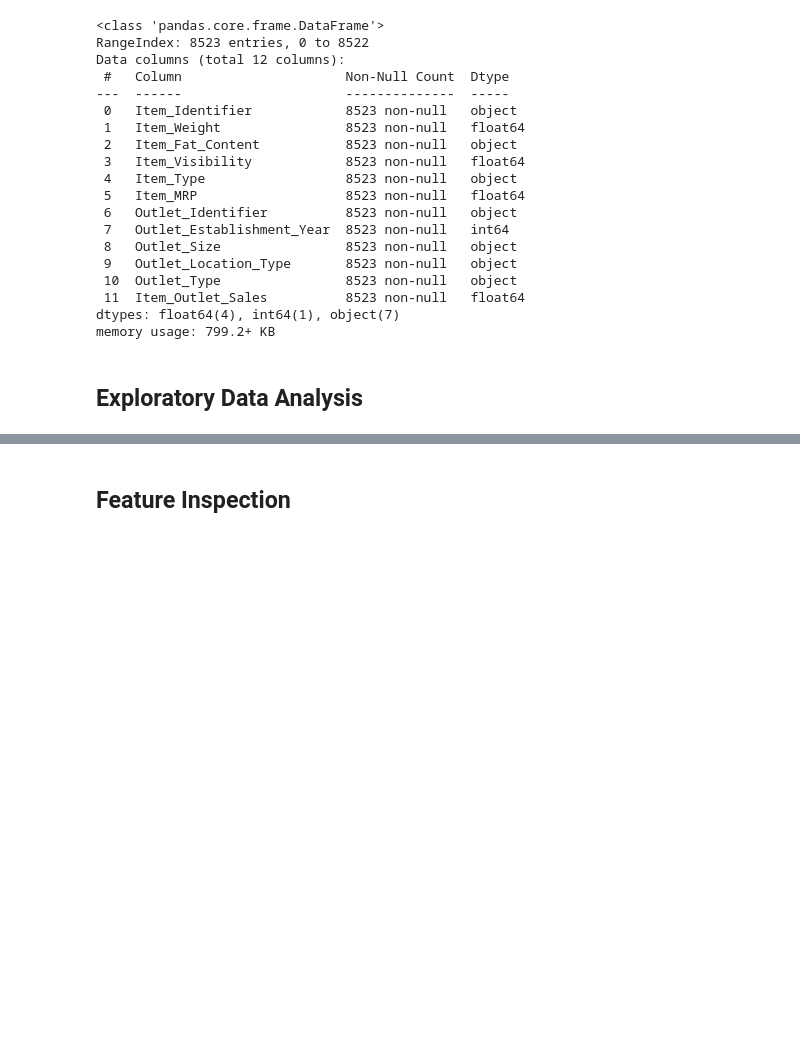
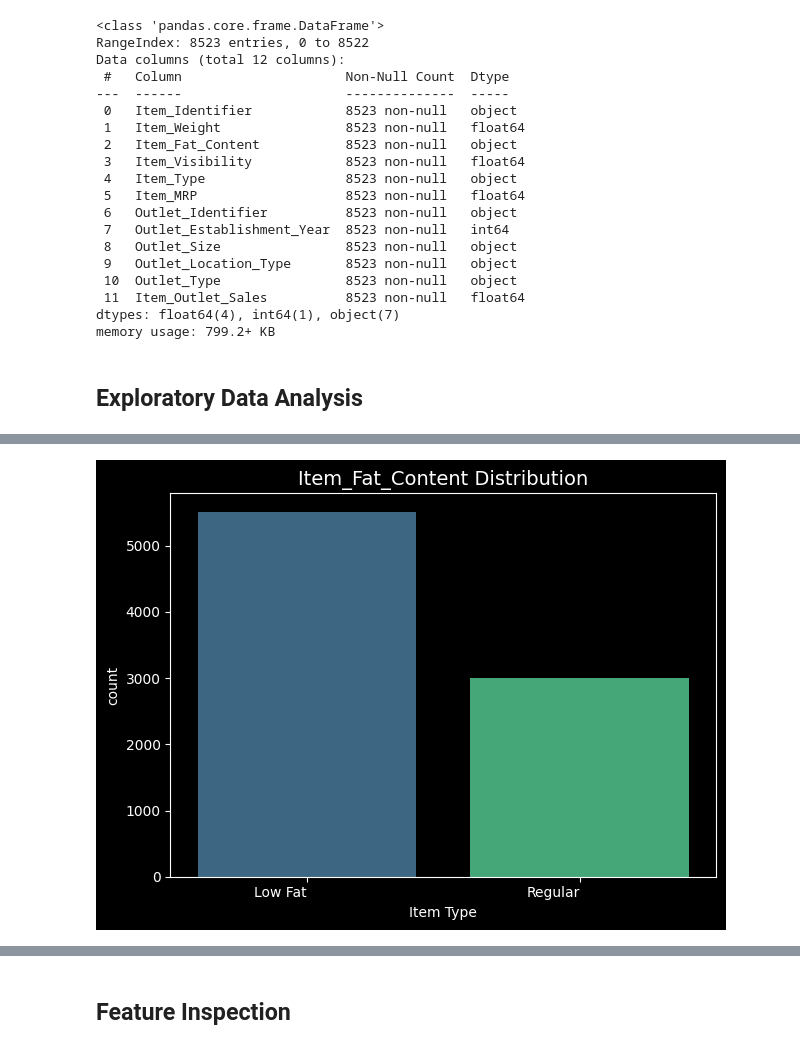
Before and after one commit to aliabusohiban/Prediction-of-Product-Sales, a Jupyter notebook: Prediction_of_Product_Sales.ipynb, the cells around one changed output, grey strips where cells are left out. Drawn from its saved outputs; the diff is of its cells as text; code cells hidden in the pictures; blank space fills up the shorter version.

```diff
--- a/Prediction_of_Product_Sales.ipynb
+++ b/Prediction_of_Product_Sales.ipynb
@@ -240,0 +316,18 @@ memory usage: 799.2+ KB
+# %%
+def cat_uni (x, order=None, rotation=None):
+  plt.style.use('dark_background')
+  fig, ax = plt.subplots()
+  sns.countplot(
+    data=df_sales,
+    x=x,
+    order=order,
+    palette='viridis',
+    ax=ax)
+  ax.set_xticklabels(ax.get_xticklabels(), rotation=rotation, ha='right')
+  ax.set_title(f'{x} Distribution', fontsize=14, color='white')
+  ax.set_xlabel("Item Type", color='white')
+  plt.tight_layout()
+# %%
+cat_uni('Item_Fat_Content')
+# %% [output]
+[figure, added]
```
Also changed, not shown: parts of 21 cells of this notebook.
